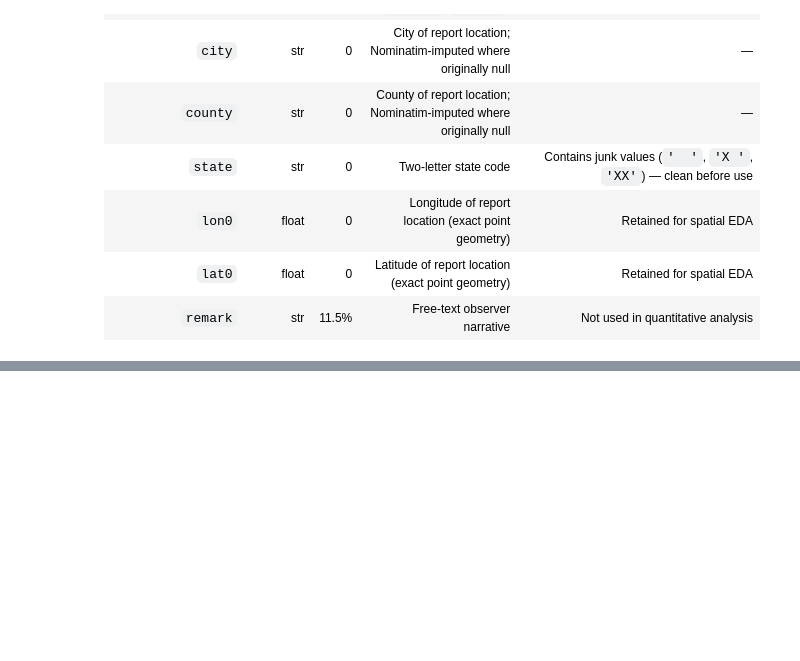
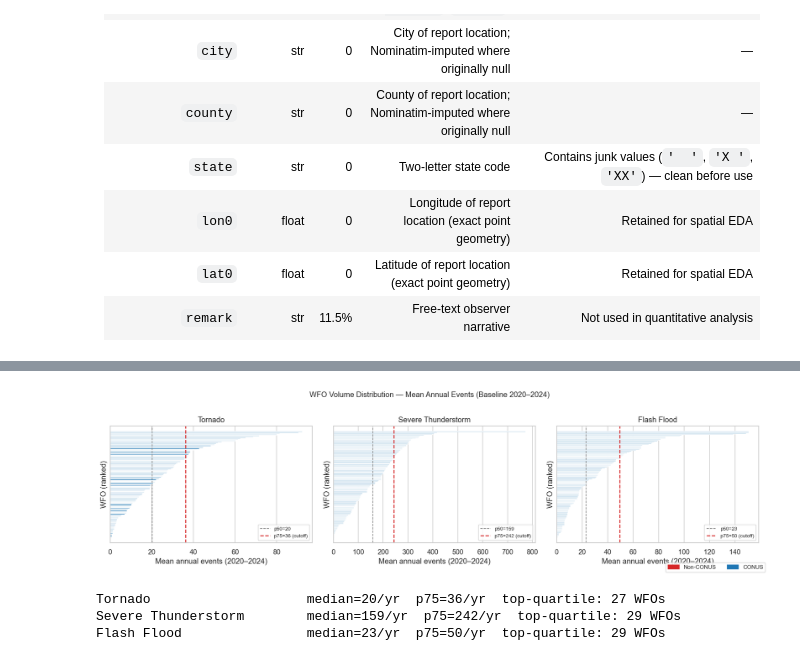
Before and after one commit to craig-rudman/MSDS692, a Jupyter notebook: notebooks/04_eda.ipynb, the cells around one changed output, grey strips where cells are left out. Cells and saved outputs as stored; diff of their text form; code cells hidden in the pictures; blank space fills up the shorter version.

```diff
--- a/notebooks/04_eda.ipynb
+++ b/notebooks/04_eda.ipynb
@@ -45,0 +258,40 @@ This notebook explores the cleaned tables from `data/03_cleaning/` to characteri
+# %%
+from matplotlib.patches import Patch
+
+fig, axes = plt.subplots(1, 3, figsize=(15, 4))
+
+for ax, phen in zip(axes, ["TO", "SV", "FF"]):
+    sub = wfo_baseline[wfo_baseline["phenomena"] == phen].sort_values("mean_annual_events")
+    colors = ["#d62728" if nc else "#1f77b4" for nc in sub["non_conus"]]
+    ax.barh(range(len(sub)), sub["mean_annual_events"], color=colors, height=0.8)
+    ax.set_title(PHENOMENA_LABELS[phen])
+    ax.set_xlabel("Mean annual events (2020–2024)")
+    ax.set_ylabel("WFO (ranked)")
+    ax.set_yticks([])
+    p50 = np.percentile(sub["mean_annual_events"], 50)
+    p75 = np.percentile(sub["mean_annual_events"], 75)
+    ax.axvline(p50, color="gray",    linestyle="--", linewidth=1,   label=f"p50={p50:.0f}")
+    ax.axvline(p75, color="#d62728", linestyle="--", linewidth=1.5, label=f"p75={p75:.0f} (cutoff)")
+    ax.legend(fontsize=8)
+
+fig.legend(handles=[Patch(color="#d62728", label="Non-CONUS"),
+                    Patch(color="#1f77b4", label="CONUS")],
+           loc="lower right", ncol=2, fontsize=9)
+plt.suptitle("WFO Volume Distribution — Mean Annual Events (Baseline 2020–2024)",
+             y=1.01, fontsize=12)
+plt.tight_layout()
+plt.savefig(IMG_DIR / "eda_02_wfo_volume_distribution.png", bbox_inches="tight")
+plt.show()
+
+for phen in ["TO", "SV", "FF"]:
+    sub = wfo_baseline[wfo_baseline["phenomena"] == phen]
+    p75 = sub["mean_annual_events"].quantile(0.75)
+    print(f"{PHENOMENA_LABELS[phen]:25s}  "
+          f"median={sub.mean_annual_events.median():.0f}/yr  "
+          f"p75={p75:.0f}/yr  "
+          f"top-quartile: {len(p75_wfos[phen])} WFOs")
+# %% [output]
+[figure, added]
+Tornado                    median=20/yr  p75=36/yr  top-quartile: 27 WFOs
+Severe Thunderstorm        median=159/yr  p75=242/yr  top-quartile: 29 WFOs
+Flash Flood                median=23/yr  p75=50/yr  top-quartile: 29 WFOs
```
Also changed, not shown: parts of 22 cells of this notebook, 12 other files.
